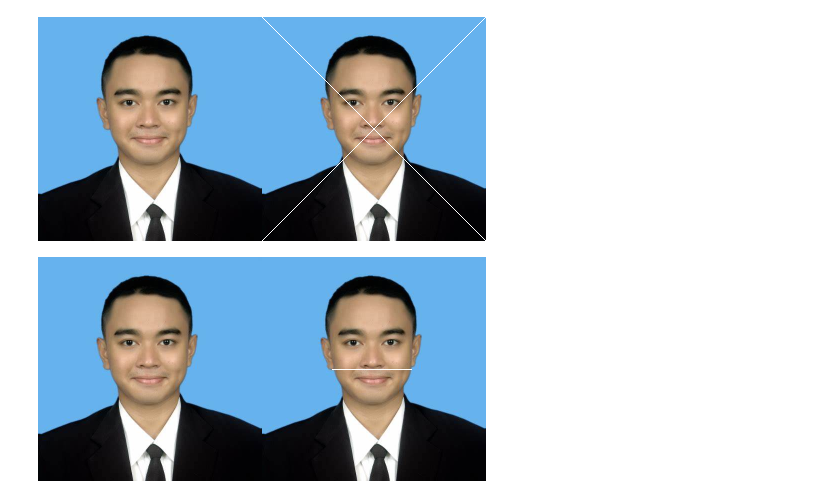
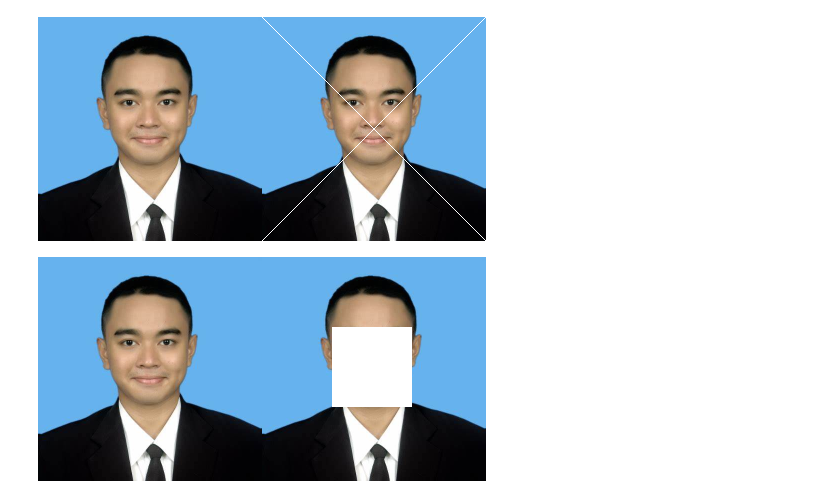
Before and after one commit to Tirta2241720045/PCVK_Ganjil_2024, a Jupyter notebook: Week1.ipynb, the cells around one changed output. Saved outputs shown, nothing was run; the diff lists cells and outputs as text; code cells hidden in the pictures.

```diff
--- a/Week1.ipynb
+++ b/Week1.ipynb
@@ -76,14 +76,16 @@ cv2_imshow(final_frame)
 [figure]
 [figure]
 # %%
+# Mengubah gambar menjadi RGB
 image_2 = cv.cvtColor(image, cv.COLOR_BGR2RGB)
 image_3 = cv.cvtColor(image, cv.COLOR_BGR2RGB)
 
-#Membuat garis horizontal ditengah image
-for y in range (70, 150,):
-    image_3[int((tinggi)/2), y] = [255,255,255]
+# Membuat kotak putih
+for y in range(70, 150):
+    for x in range(70, 150):
+        image_3[y, x] = [255, 255, 255]
 
 final_frame = cv.hconcat((image_2, image_3))
 cv2_imshow(final_frame)
 # %% [output]
-[figure, old version]
+[figure, new version]
```
Also changed, not shown: parts of 1 cell of this notebook.
